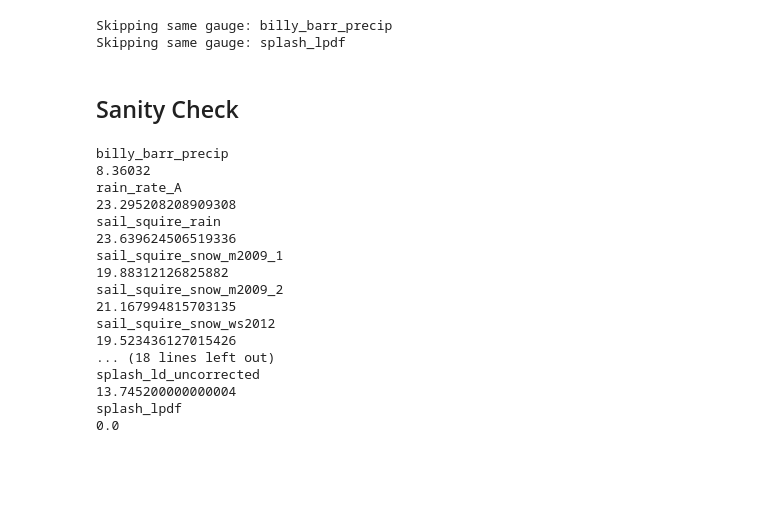
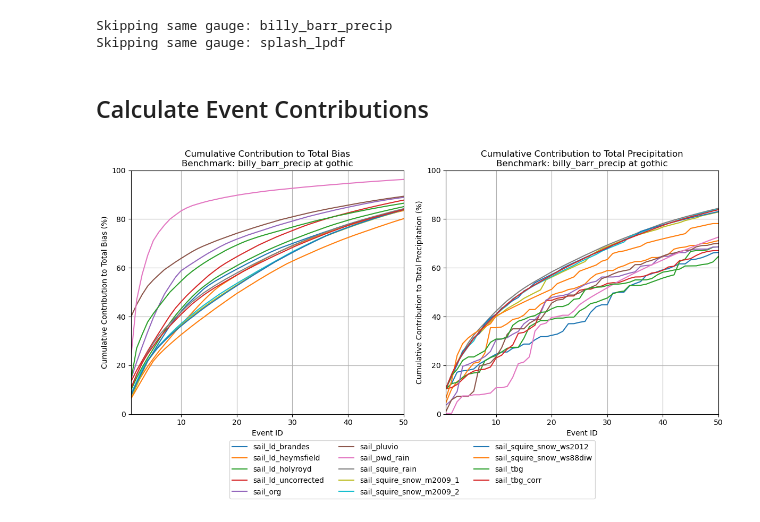
Before and after one commit to dlhogan97/S3-precipitation-rodeo, a Jupyter notebook: 03_analysis/01_identify_events.ipynb, the cells around one changed output. Cells and saved outputs as stored; diff of their text form; code cells hidden in the pictures; blank space fills up the shorter version.

Commit message:
updated analysis plots

```diff
--- a/03_analysis/01_identify_events.ipynb
+++ b/03_analysis/01_identify_events.ipynb
@@ -322,7 +322,7 @@ for benchmark in benchmarks:
                                       max_gap_steps=DRY_GAP_STEPS,
                                       min_event_length=2,
                                       resample_interval=None,
-                                      limit=50,
+                                      limit=None,
                                       site=site,
                                       to_xarray=True))
 # Combine all event datasets into one
@@ -621,24 +626,2 @@ combinedKettlePondsGriddedEventsWithMetBBNormalizedSOS_ds.to_netcdf(f'{OUTPUT_DI
 # %% [markdown]
-## Sanity Check
+## Calculate Event Contributions
-# %%
-for test_gauge in combinedKettlePondsEvents_ds.test_instrument.values:
-    print(test_gauge)
-    print(combinedKettlePondsEvents_ds.sel(benchmark='splash_lpdf', test_instrument=test_gauge)['abs_diff'].mean().values)
-# %% [output]
-billy_barr_precip
-8.36032
-rain_rate_A
-23.295208208909308
-sail_squire_rain
-23.639624506519336
-sail_squire_snow_m2009_1
-19.88312126825882
-sail_squire_snow_m2009_2
-21.167994815703135
-sail_squire_snow_ws2012
-19.523436127015426
-... (18 lines left out)
-splash_ld_uncorrected
-13.745200000000004
-splash_lpdf
-0.0
@@ -644,0 +754,11 @@ splash_lpdf
+# %%
+gothic_bias_df, gothic_total_ppt_df = compute_event_contributions(combinedGothicEvents_ds, benchmark_name='billy_barr_precip')
+
+# for each, get the sum of the top 10 contributors
+top_n = 10
+bias_contribution_sums = gothic_bias_df.apply(lambda col: col.nlargest(top_n).sum())
+total_ppt_contribution_sums = gothic_total_ppt_df.iloc[0:10].sum(axis=0)
+
+plot_cumulative_contributions(gothic_bias_df, gothic_total_ppt_df, benchmark_name='billy_barr_precip', site='gothic', output_dir=OUTPUT_DIR, limit=50, save=False)
+# %% [output]
+[figure, added]
```
Also changed, not shown: parts of 6 cells of this notebook, 5 other files.
